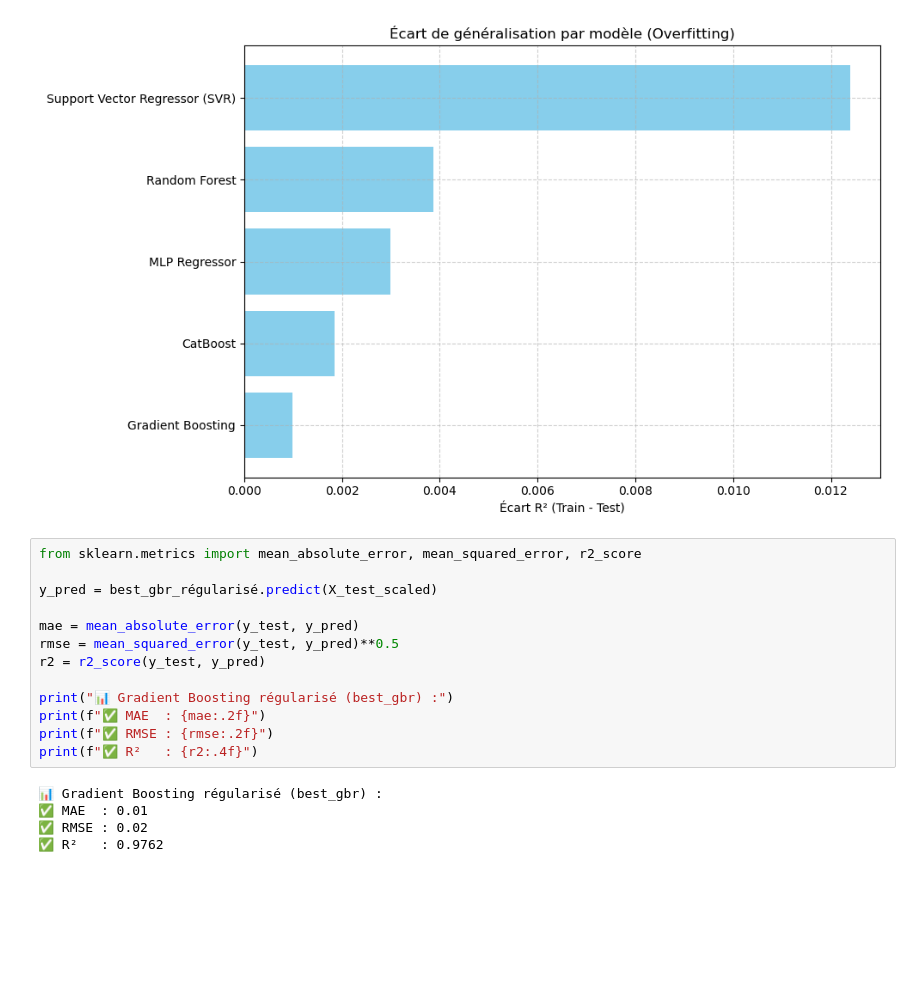
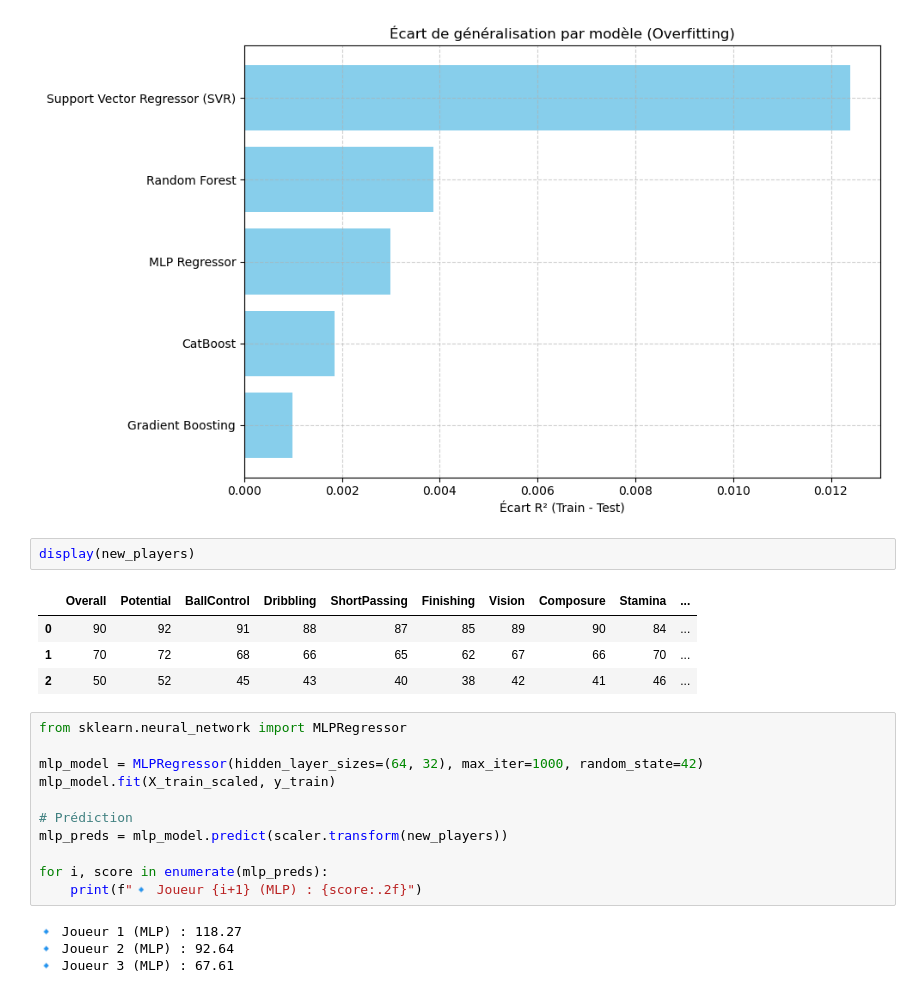
Before and after one commit to ZahraZellazi/TacTicSense_4DS9, a Jupyter notebook: notebookjoueurs_final_structure.ipynb, the cells around one changed output. Cells and saved outputs as stored; diff of their text form; blank space fills up the shorter version.

```diff
--- a/notebookjoueurs_final_structure.ipynb
+++ b/notebookjoueurs_final_structure.ipynb
@@ -1372,21 +1372,25 @@ plt.tight_layout()
 plt.show()
 # %% [output]
 [figure]
-# %%
-from sklearn.metrics import mean_absolute_error, mean_squared_error, r2_score
-
-y_pred = best_gbr_régularisé.predict(X_test_scaled)
-
-mae = mean_absolute_error(y_test, y_pred)
-rmse = mean_squared_error(y_test, y_pred)**0.5
-r2 = r2_score(y_test, y_pred)
-
-print("📊 Gradient Boosting régularisé (best_gbr) :")
-print(f"✅ MAE  : {mae:.2f}")
-print(f"✅ RMSE : {rmse:.2f}")
-print(f"✅ R²   : {r2:.4f}")
-# %% [output]
-📊 Gradient Boosting régularisé (best_gbr) :
-✅ MAE  : 0.01
-✅ RMSE : 0.02
-✅ R²   : 0.9762
+# %%
+display(new_players)
+# %% [output]
+|  | Overall | Potential | BallControl | Dribbling | ShortPassing | Finishing | Vision | Composure | Stamina | ... |
+| 0 | 90 | 92 | 91 | 88 | 87 | 85 | 89 | 90 | 84 | ... |
+| 1 | 70 | 72 | 68 | 66 | 65 | 62 | 67 | 66 | 70 | ... |
+| 2 | 50 | 52 | 45 | 43 | 40 | 38 | 42 | 41 | 46 | ... |
+# %%
+from sklearn.neural_network import MLPRegressor
+
+mlp_model = MLPRegressor(hidden_layer_sizes=(64, 32), max_iter=1000, random_state=42)
+mlp_model.fit(X_train_scaled, y_train)
+
+# Prédiction
+mlp_preds = mlp_model.predict(scaler.transform(new_players))
+
+for i, score in enumerate(mlp_preds):
+    print(f"🔹 Joueur {i+1} (MLP) : {score:.2f}")
+# %% [output]
+🔹 Joueur 1 (MLP) : 118.27
+🔹 Joueur 2 (MLP) : 92.64
+🔹 Joueur 3 (MLP) : 67.61
```
